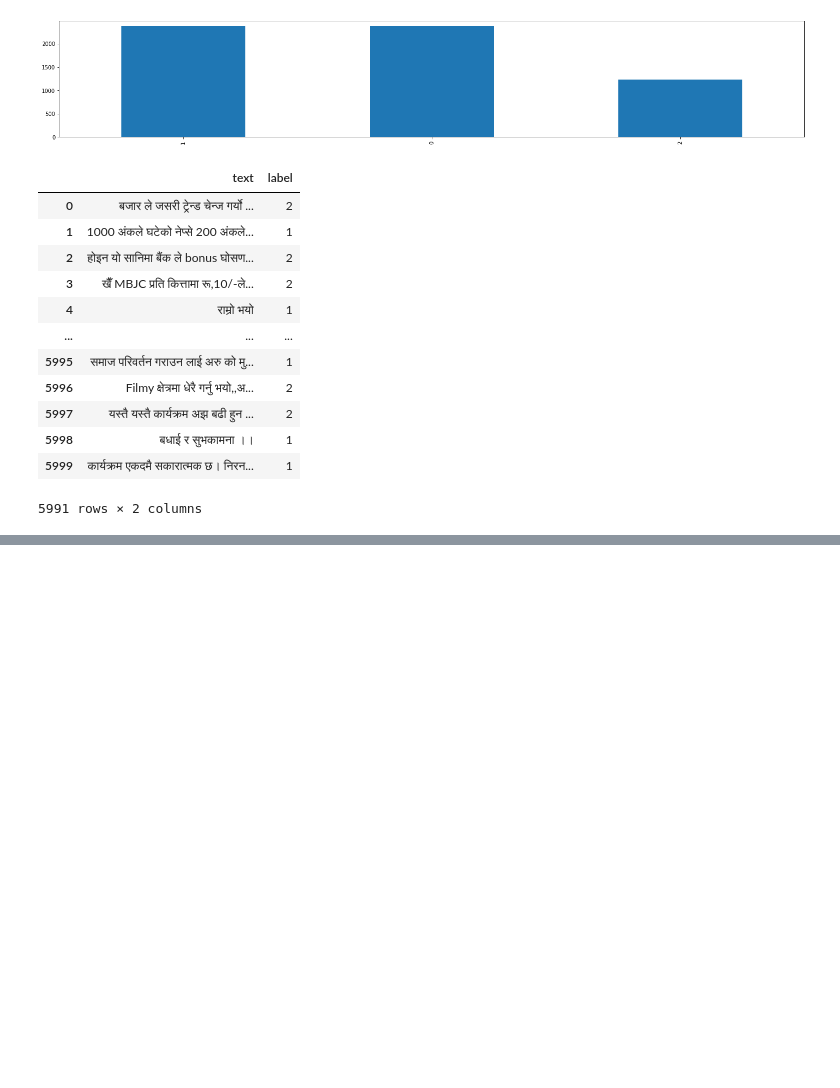
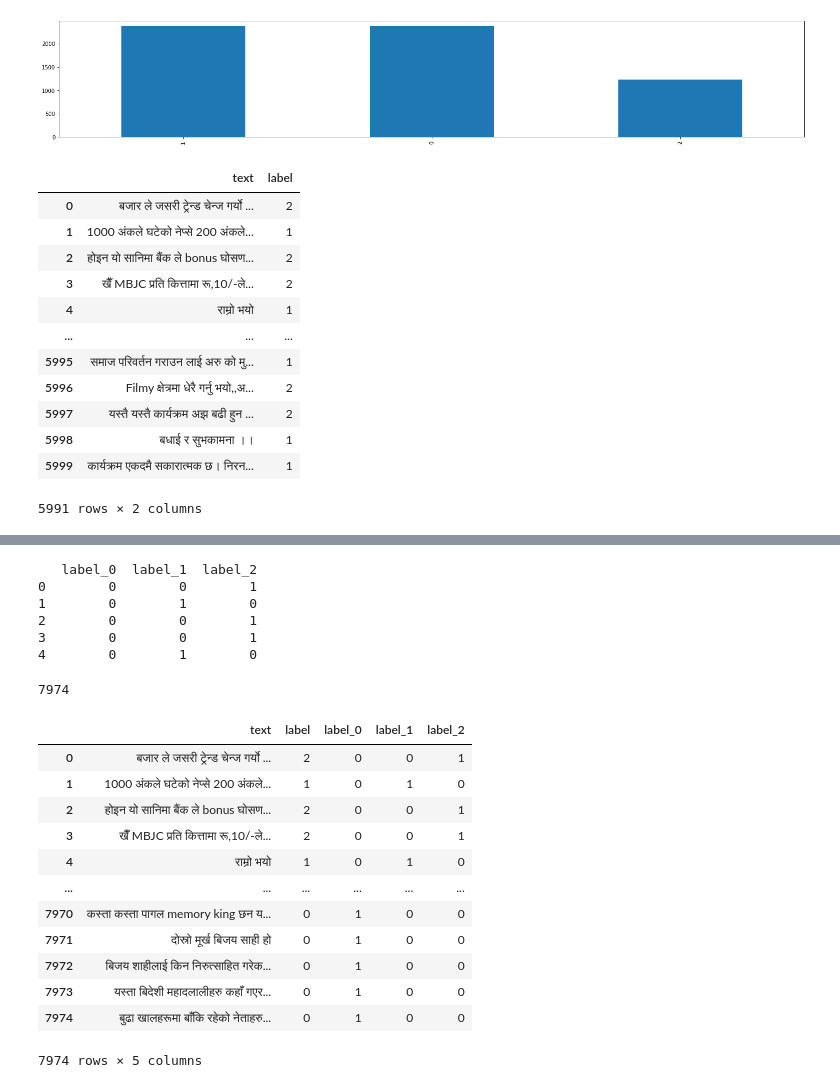
Before and after one commit to rockerritesh/NepaliSentiment, a Jupyter notebook: nepali_sentiment_classifier.ipynb, the cells around one changed output, grey strips where cells are left out. Drawn from its saved outputs; the diff is of its cells as text; code cells hidden in the pictures; blank space fills up the shorter version.

```diff
--- a/nepali_sentiment_classifier.ipynb
+++ b/nepali_sentiment_classifier.ipynb
@@ -524,0 +499,3 @@ x=x.reshape(5990,20)
+# %%
+df = pd.DataFrame.merge(df_train,df_test,how='outer')
+len(df)
@@ -524,0 +504,2 @@ x=x.reshape(5990,20)
+# %%
+df  = df.dropna()
@@ -524,0 +522,34 @@ x=x.reshape(5990,20)
+# %%
+y = pd.get_dummies(df.label, prefix='label')
+print(y.head())
+# %% [output]
+   label_0  label_1  label_2
+0        0        0        1
+1        0        1        0
+2        0        0        1
+3        0        0        1
+4        0        1        0
+# %%
+len(y)
+# %% [output]
+7974
+# %%
+df['label_0'] = y['label_0']
+df['label_1'] = y['label_1']
+df['label_2'] = y['label_2']
+# %%
+df
+# %% [output]
+|  | text | label | label_0 | label_1 | label_2 |
+| 0 | बजार ले जसरी ट्रेन्ड चेन्ज गर्यो ... | 2 | 0 | 0 | 1 |
+| 1 | 1000 अंकले घटेको नेप्से 200 अंकले... | 1 | 0 | 1 | 0 |
+| 2 | होइन यो सानिमा बैंक ले bonus घोसण... | 2 | 0 | 0 | 1 |
+| 3 | खैँ MBJC प्रति कित्तामा रू,10/-ले... | 2 | 0 | 0 | 1 |
+| 4 | राम्रो भयो️️ | 1 | 0 | 1 | 0 |
+| ... | ... | ... | ... | ... | ... |
+| 7970 | कस्ता कस्ता पागल memory king छन य... | 0 | 1 | 0 | 0 |
+| 7971 | दोस्रो मूर्ख बिजय साही हो | 0 | 1 | 0 | 0 |
+| 7972 | बिजय शाहीलाई किन निरुत्साहित गरेक... | 0 | 1 | 0 | 0 |
+| 7973 | यस्ता बिदेशी महादलालीहरु कहाँ गएर... | 0 | 1 | 0 | 0 |
+| 7974 | बुढा खालहरूमा बाँकि रहेको नेताहरु... | 0 | 1 | 0 | 0 |
+7974 rows × 5 columns
```
Also changed, not shown: parts of 110 cells of this notebook.
